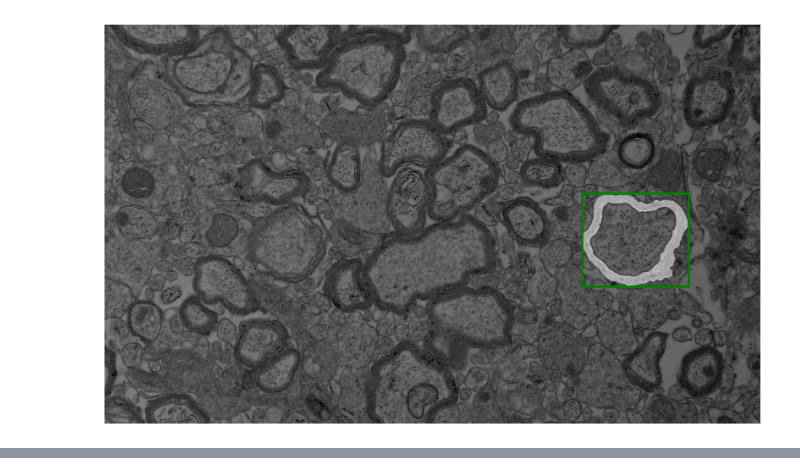
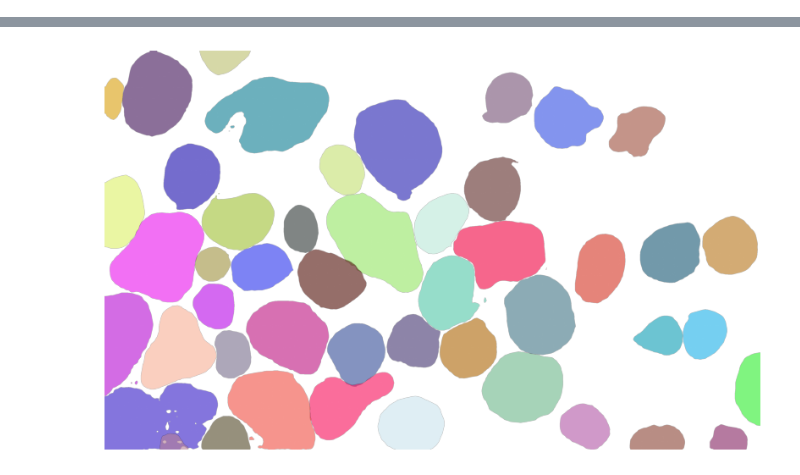
Before and after one commit to brainhack-school2023/collin_project, a Jupyter notebook: notebook/training/training.ipynb, the cells around one changed output, grey strips where cells are left out. Drawn from its saved outputs; the diff is of its cells as text; code cells hidden in the pictures.

Commit message:
Save 1 prediction every epoch and save losses

```diff
--- a/notebook/training/training.ipynb
+++ b/notebook/training/training.ipynb
@@ -14,10 +14,11 @@ import bids_utils
 from segment_anything import SamPredictor, sam_model_registry
 from segment_anything.utils.transforms import ResizeLongestSide
 # %%
-datapath = Path('/home/herman/Documents/NEUROPOLY_21/datasets/data_axondeepseg_tem/')
+datapath = Path('../../data_axondeepseg_tem/')
 derivatives_path = Path('../../scripts/derivatives')
 embeddings_path = derivatives_path / 'embeddings'
 maps_path = derivatives_path / 'maps'
 
 data_dict = bids_utils.index_bids_dataset(datapath)
+data_dict
 # %% [output]
@@ -42,7 +60,10 @@ def get_myelin_mask(myelin_map, axon_id):
 
 # helper functions to display masks/bboxes
 def show_mask(mask, ax):
-    ax.imshow(mask, alpha=0.5)
+    color = np.concatenate([np.random.random(3), np.array([0.6])], axis=0)
+    h, w = mask.shape[-2:]
+    mask_image = mask.reshape(h, w, 1) * color.reshape(1, 1, -1)
+    ax.imshow(mask_image)
 
 def show_box(box, ax):
     x0, y0 = box[0], box[1]
@@ -61,24 +82,10 @@ def bids_dataloader(data_dict, maps_path, embeddings_path):
             bboxes = get_sample_bboxes(sub, sample, maps_path)
             myelin_map = get_myelin_map(sub, sample, maps_path)
             yield (emb_path, bboxes, myelin_map)
-# %%
-dl = bids_dataloader(data_dict, maps_path, embeddings_path)
-next(dl)
-stuff = next(dl)
-test_img = cv2.imread(str(datapath / 'sub-nyuMouse07' / 'micr' / 'sub-nyuMouse07_sample-0002_TEM.png'))
-
-plt.figure(figsize=(10,10))
-plt.imshow(test_img, cmap='gray')
-show_box(get_myelin_bbox(stuff[1], 21), plt.gca())
-show_mask(get_myelin_mask(stuff[2], 21), plt.gca())
-plt.axis('off')
-plt.show()
-# %% [output]
-[figure, removed]
 # %%
 model_type = 'vit_b'
 checkpoint = '../../scripts/sam_vit_b_01ec64.pth'
-device = 'cpu'#'cuda:2'
+device = 'cuda:3'
 
 sam_model = sam_model_registry[model_type](checkpoint=checkpoint)
 sam_model.to(device)
@@ -88,7 +95,7 @@ def load_image_embedding(path):
     emb_dict = torch.load(path, device)
     return emb_dict
 # %%
-lr = 1e-4
+lr = 1e-5
 wd = 0
 optimizer = torch.optim.Adam(sam_model.mask_decoder.parameters(), lr=lr, weight_decay=wd)
 
@@ -96,24 +103,36 @@ loss_fn = torch.nn.MSELoss()
 # %%
 from torch.nn.functional import threshold, normalize
 
-num_epochs = 5
+num_epochs = 40
+batch_size = 10
 losses = []
 transform = ResizeLongestSide(sam_model.image_encoder.img_size)
 
 for epoch in range(num_epochs):
     epoch_losses = []
     data_loader = bids_dataloader(data_dict, maps_path, embeddings_path)
+
+    pbar = tqdm(total=158)
     for sample in data_loader:
         emb_path, bboxes, myelin_map = sample
         emb_dict = load_image_embedding(emb_path)
         original_size = emb_dict['original_size']
         input_size = emb_dict['input_size']
         image_embedding = emb_dict['features']
+
+        if 'sub-nyuMouse28_sample-0006' in str(emb_path):
+            # figure to plot all predictions
+            plt.figure(figsize=(10, 10))
+
         # train on every axon in the image
         for axon_id in range(len(bboxes)):
             # get mask and bbox prompt
             prompt = get_myelin_bbox(bboxes, axon_id)
             gt_mask = get_myelin_mask(myelin_map, axon_id)
+
+            # empty masks should not be processed
+            if np.isnan(prompt).any():
+                continue
 
             # no grad for the prompt encoder
             with torch.no_grad():
@@ -152,9 +171,19 @@ for epoch in range(num_epochs):
             loss.backward()
             optimizer.step()
             epoch_losses.append(loss.item())
-        print('Done with 1 sample.')
+            if 'sub-nyuMouse28_sample-0006' in str(emb_path):
+                show_mask(binary_mask.cpu().detach().numpy().squeeze(), plt.gca())
+        pbar.update(1)
+        # print last 5 losses
+#         tqdm.write(str(epoch_losses[-5:]))
+        # show prediction halfway in the epoch
+        if 'sub-nyuMouse28_sample-0006' in str(emb_path):
+            plt.axis('off')
+            plt.savefig(f'predictions_epoch_{epoch}')
     losses.append(epoch_losses)
     print(f'EPOCH {epoch} MEAN LOSS: {np.mean(epoch_losses)}')
+    if epoch % 5 == 0:
+        torch.save(sam_model.state_dict(), f'../../scripts/sam_vit_b_01ec64_epoch_{epoch}.pth')
 
 torch.save(sam_model.state_dict(), '../../scripts/sam_vit_b_01ec64_finetuned.pth')
 # %% [output]
@@ -170,0 +191 @@ EPOCH 4 MEAN LOSS: 0.017707116901874542
+[figure, added]
```
Also changed, not shown: parts of 3 cells of this notebook, 2 other files.
